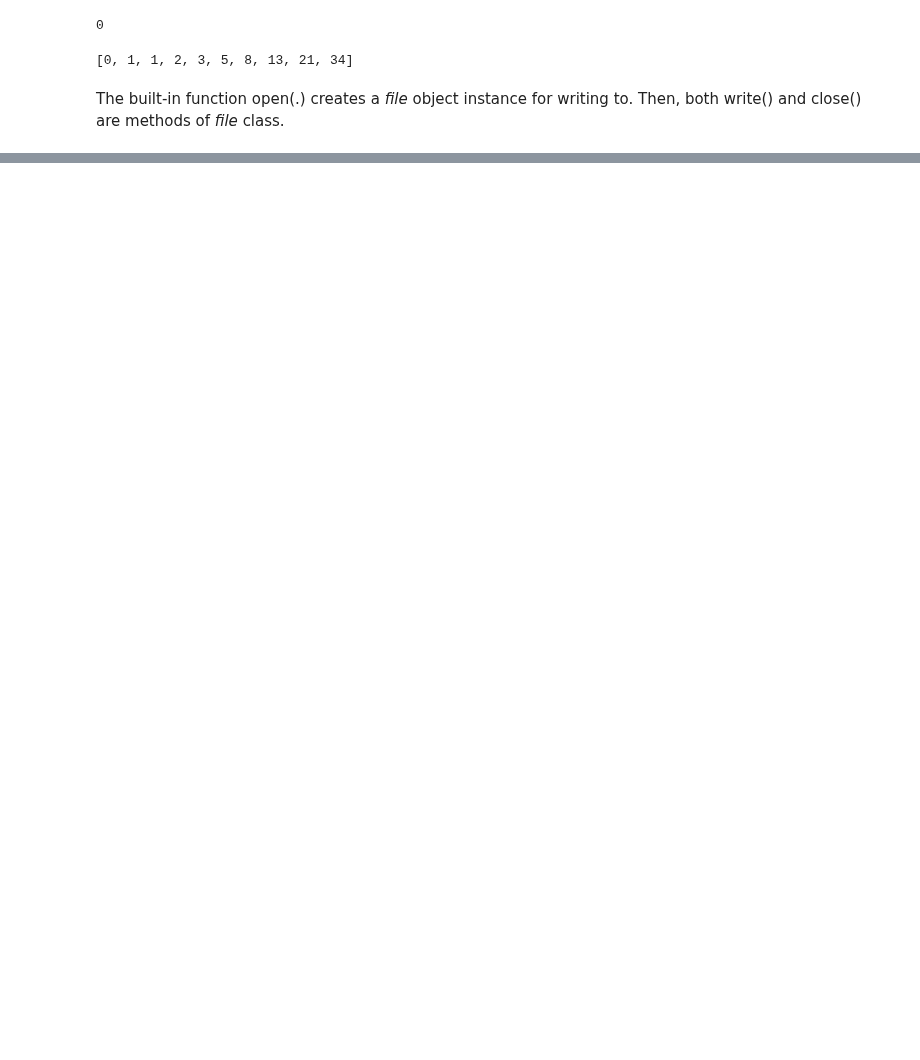
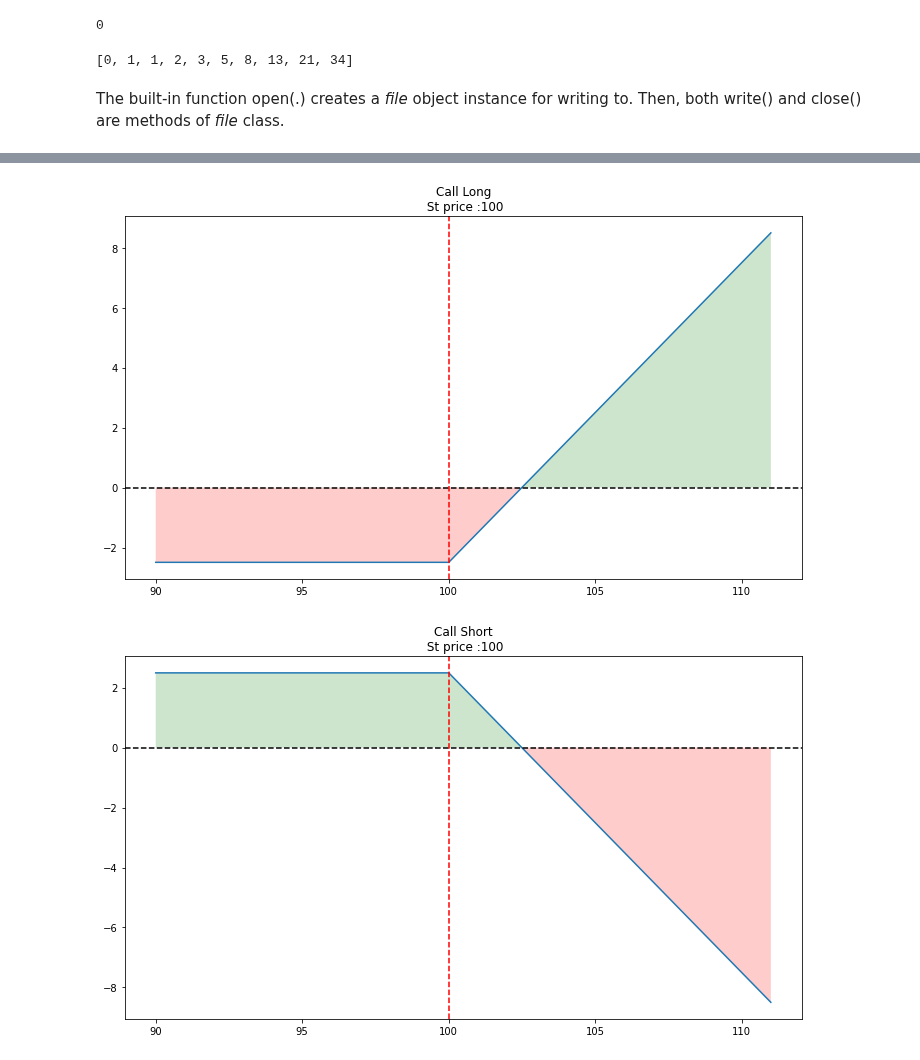
Before and after one commit to adevrent/wqu_mscfe, a Jupyter notebook: Financial Data/M4/L1.ipynb, the cells around one changed output, grey strips where cells are left out. Cells and saved outputs as stored; diff of their text form; code cells hidden in the pictures; blank space fills up the shorter version.

```diff
--- a/Financial Data/M4/L1.ipynb
+++ b/Financial Data/M4/L1.ipynb
@@ -184,0 +381,5 @@ Then, both write() and close() are methods of *file* class.
+# %%
+myCall = Option(
+    european=True, kind="call", s0=100, k=100, t=30, sigma=0.20, r=0.05, dv=0
+)
+print(myCall)
@@ -184,0 +409,6 @@ Then, both write() and close() are methods of *file* class.
+# %%
+# Price of the call option using 3 different methods: 1) Black Scholes (analytic method), 2) Binomial tree (numerical method) 3) Monte Carlo Simulation (numerical method)
+callBS = myCall.getPrice().round(4)
+callBT = myCall.getPrice(method="BT", iteration=5000).round(4)
+callMC = myCall.getPrice(method="MC", iteration=500000).round(4)
+(callBS, callBT, callMC)
@@ -184,0 +466,8 @@ Then, both write() and close() are methods of *file* class.
+# %%
+# Plot long and short positions on our call option
+
+op.single_plotter(spot=100, strike=100, op_type="c", tr_type="b", op_pr=callBS)
+op.single_plotter(spot=100, strike=100, op_type="c", tr_type="s", op_pr=callBS)
+# %% [output]
+[figure, added]
+[figure, added]
```
Also changed, not shown: parts of 42 cells of this notebook.
